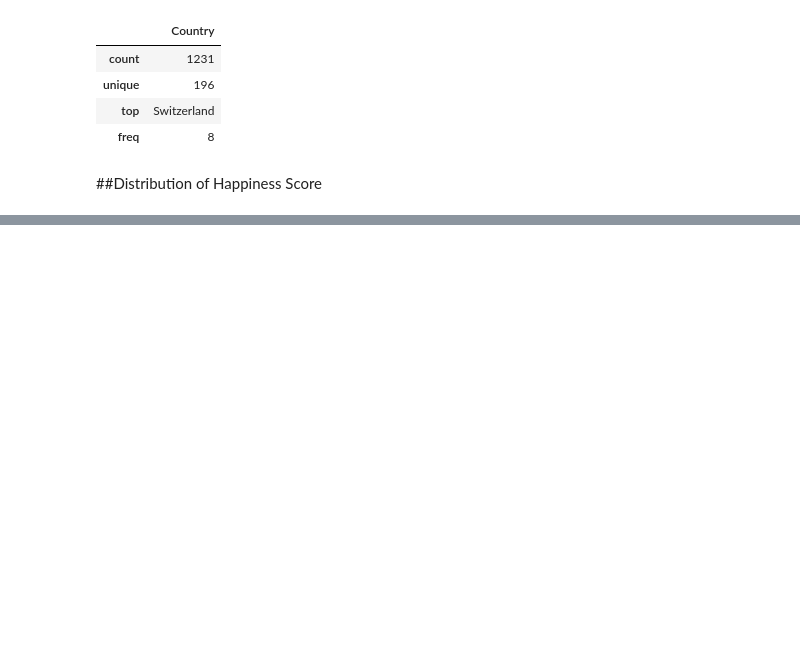
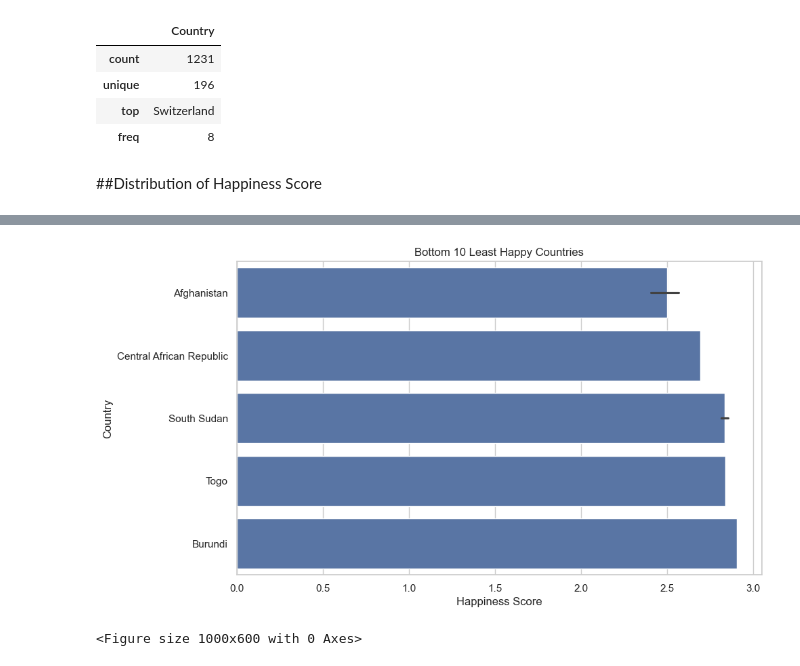
Before and after one commit to to-bits/Global-Happiness-Insights, a Jupyter notebook: analysis.ipynb, the cells around one changed output, grey strips where cells are left out. Drawn from its saved outputs; the diff is of its cells as text; code cells hidden in the pictures; blank space fills up the shorter version.

```diff
--- a/analysis.ipynb
+++ b/analysis.ipynb
@@ -88,0 +150,17 @@ plt.show()
+# %%
+bottom10 = df.nsmallest(10,"Happiness Score")
+
+sns.barplot(
+    data=bottom10,
+    x="Happiness Score",
+    y="Country"
+)
+
+plt.title("Bottom 10 Least Happy Countries")
+plt.xlabel("Happiness Score")
+plt.ylabel("Country")
+plt.show()
+plt.savefig("image/bottom10_least_happy_countries.png")
+# %% [output]
+[figure, added]
+<Figure size 1000x600 with 0 Axes>
```
Also changed, not shown: parts of 11 cells of this notebook, 9 other files.
